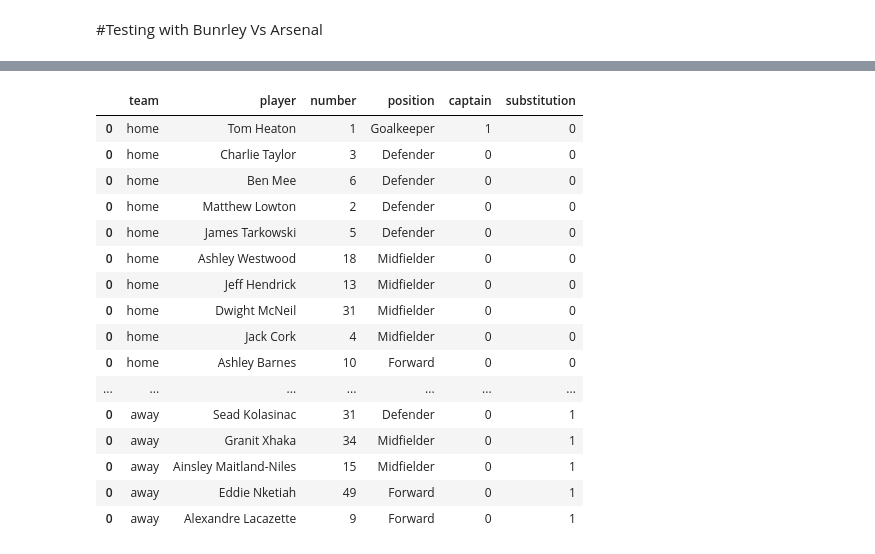
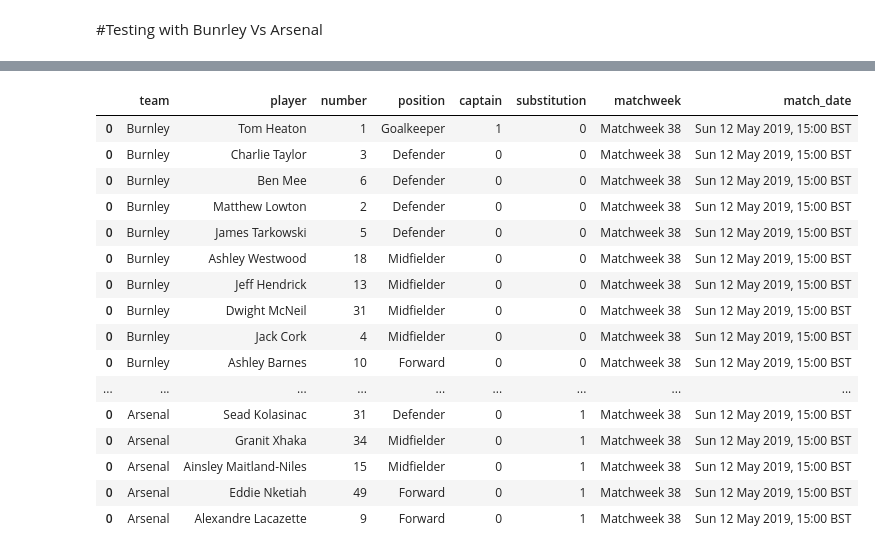
Before and after one commit to jezzbox/football-data, a Jupyter notebook: Notebooks/web_scraping - match details.ipynb, the cells around one changed output, grey strips where cells are left out. Cells and saved outputs as stored; diff of their text form; code cells hidden in the pictures.

```diff
--- a/Notebooks/web_scraping - match details.ipynb
+++ b/Notebooks/web_scraping - match details.ipynb
@@ -9,6 +12,22 @@ import requests
 load_dotenv()
 # %% [output]
 True
+# %%
+page = requests.get('https://footballapi.pulselive.com/football/stats/match/38679',headers = {
+        "origin": "https://www.premierleague.com"
+    }).text
+match_details = json.loads(page)
+
+matchweek = match_details['entity']['gameweek']['gameweek']
+kickoff = match_details['entity']['kickoff']['label']
+home_team = match_details['entity']['teams'][0]['team']['name']
+home_result = match_details['entity']['teams'][0]['score']
+away_team = match_details['entity']['teams'][1]['team']['name']
+away_result = match_details['entity']['teams'][1]['score']
+stadium_name = match_details['entity']['ground']['name']
+stadium_city = match_details['entity']['ground']['city']
+attendance = match_details['entity']['attendance']
+clock = match_details['entity']['clock']['secs']
 # %%
 def get_soup(url):
     page = requests.get(url,headers = {"User-Agent":"Mozilla/5.0","origin":"https://www.premierleague.com"})
@@ -17,7 +209,6 @@ def get_soup(url):
 # %% [markdown]
 #Testing with Bunrley Vs Arsenal
 # %%
-match_soup = get_soup(f'https://www.premierleague.com/match/38679')
 timeline_div = match_soup.find('div',{'class':'timeLineEventsContainer'})
 
 match_df = pd.DataFrame([],columns=['team','player','event','minute'])
@@ -33,18 +224,25 @@ match_details_df['stadium'] = match_details_df['stadium'].str.replace('\n','').s
 match_details_df['attendance'] = match_details_df['attendance'].str.replace('\n','').str.strip()
 match_details_df['match_date'] = pd.to_datetime(match_details_df['match_date'],unit='ms')
 for timeline_item in timeline_div.find_all('div',{'class':['home','away']}):
+    if 'home' in timeline_item['class']:
+        team_name = home_team
+    else:
+        team_name = away_team
     player = timeline_item.find('a',{'class':'name'}).text
     player = player.split('\n')[0]
 
-    event_df = pd.DataFrame([[timeline_item.find('a',{'class':'team'}).text,player,timeline_item.find('span',{'class':'visuallyHidden'}).text,timeline_item.find('time',{'class':'min'})]],columns=['team','player','event','minute'])
+    event_df = pd.DataFrame([[team_name,player,timeline_item.find('span',{'class':'visuallyHidden'}).text,timeline_item.find('time',{'class':'min'})]],columns=['team','player','event','minute'])
     match_df = match_df.append(event_df)
 
     if timeline_item.find('div',{'class':'subOn'}):
         sub_on = timeline_item.find('div',{'class':'subOn'}).find('a',{'class':'name'}).text
         sub_on = sub_on.split('\n')[0]
-        event_df = pd.DataFrame([[timeline_item.find('a',{'class':'team'}).text,sub_on,'Substitution (on)',timeline_item.find('time',{'class':'min'})]],columns=['team','player','event','minute'])
+        event_df = pd.DataFrame([[team_name,sub_on,'Substitution (on)',timeline_item.find('time',{'class':'min'})]],columns=['team','player','event','minute'])
         match_df = match_df.append(event_df)
 match_df['team'] = match_df['team'].str.replace('\n','').str.strip()
+match_df[['number','player']] = match_df['player'].str.split('. ',n=1,expand=True)
+match_df['matchweek'] = matchweek
+match_df['kickoff'] = kickoff
 print(match_details_df)
 match_df
 # %% [output]
@@ -73,42 +271,45 @@ match_df
 # %%
 line_up_div = match_soup.find_all('div',{'class':'matchLineupTeamContainer'})
 lineup_df = pd.DataFrame([],columns=['team','player','number','position','captain','substitution'])
 
 for team in line_up_div:
     if team['data-index-class'] == 'home':
-        home_away = team['data-index-class']
+        team_name = home_team
     else:
-        home_away = 'away'
+        team_name = away_team
     for index, ul in enumerate(team.find_all('ul',{'class':'startingLineUpContainer'})):
         for player in ul.find_all('li',{'class':'player'}):
-            player_lineup_df = pd.DataFrame([[home_away,
+            player_lineup_df = pd.DataFrame([[team_name,
                                               player.find('div',{'class':'name'}).contents[0].strip(),
                                               player.find('div',{'class':'number'}).text.strip(),
                                               player.find('span',{'class':'position'}).text.strip(),
                                             index
                                              ]],columns=['team','player','number','position','substitution'])
             if player.find('div',{'class':'cpt'}):
                 player_lineup_df['captain'] = 1
                 player_lineup_df['position'] = player_lineup_df['position'].str.replace('C\n','')
             else:
                 player_lineup_df['captain'] = 0
             lineup_df = lineup_df.append(player_lineup_df)
+
+lineup_df['matchweek'] = matchweek
+lineup_df['match_date'] = kickoff
 lineup_df
 # %% [output]
-|  | team | player | number | position | captain | substitution |
-| 0 | home | Tom Heaton | 1 | Goalkeeper | 1 | 0 |
-| 0 | home | Charlie Taylor | 3 | Defender | 0 | 0 |
-| 0 | home | Ben Mee | 6 | Defender | 0 | 0 |
-| 0 | home | Matthew Lowton | 2 | Defender | 0 | 0 |
-| 0 | home | James Tarkowski | 5 | Defender | 0 | 0 |
-| 0 | home | Ashley Westwood | 18 | Midfielder | 0 | 0 |
-| 0 | home | Jeff Hendrick | 13 | Midfielder | 0 | 0 |
-| 0 | home | Dwight McNeil | 31 | Midfielder | 0 | 0 |
-| 0 | home | Jack Cork | 4 | Midfielder | 0 | 0 |
-| 0 | home | Ashley Barnes | 10 | Forward | 0 | 0 |
-| ... | ... | ... | ... | ... | ... | ... |
-| 0 | away | Sead Kolasinac | 31 | Defender | 0 | 1 |
-| 0 | away | Granit Xhaka | 34 | Midfielder | 0 | 1 |
-| 0 | away | Ainsley Maitland-Niles | 15 | Midfielder | 0 | 1 |
-| 0 | away | Eddie Nketiah | 49 | Forward | 0 | 1 |
-| 0 | away | Alexandre Lacazette | 9 | Forward | 0 | 1 |
+|  | team | player | number | position | captain | substitution | matchweek | match_date |
+| 0 | Burnley | Tom Heaton | 1 | Goalkeeper | 1 | 0 | Matchweek 38 | Sun 12 May 2019, 15:00 BST |
+| 0 | Burnley | Charlie Taylor | 3 | Defender | 0 | 0 | Matchweek 38 | Sun 12 May 2019, 15:00 BST |
+| 0 | Burnley | Ben Mee | 6 | Defender | 0 | 0 | Matchweek 38 | Sun 12 May 2019, 15:00 BST |
+| 0 | Burnley | Matthew Lowton | 2 | Defender | 0 | 0 | Matchweek 38 | Sun 12 May 2019, 15:00 BST |
+| 0 | Burnley | James Tarkowski | 5 | Defender | 0 | 0 | Matchweek 38 | Sun 12 May 2019, 15:00 BST |
+| 0 | Burnley | Ashley Westwood | 18 | Midfielder | 0 | 0 | Matchweek 38 | Sun 12 May 2019, 15:00 BST |
+| 0 | Burnley | Jeff Hendrick | 13 | Midfielder | 0 | 0 | Matchweek 38 | Sun 12 May 2019, 15:00 BST |
+| 0 | Burnley | Dwight McNeil | 31 | Midfielder | 0 | 0 | Matchweek 38 | Sun 12 May 2019, 15:00 BST |
+| 0 | Burnley | Jack Cork | 4 | Midfielder | 0 | 0 | Matchweek 38 | Sun 12 May 2019, 15:00 BST |
+| 0 | Burnley | Ashley Barnes | 10 | Forward | 0 | 0 | Matchweek 38 | Sun 12 May 2019, 15:00 BST |
+| ... | ... | ... | ... | ... | ... | ... | ... | ... |
+| 0 | Arsenal | Sead Kolasinac | 31 | Defender | 0 | 1 | Matchweek 38 | Sun 12 May 2019, 15:00 BST |
+| 0 | Arsenal | Granit Xhaka | 34 | Midfielder | 0 | 1 | Matchweek 38 | Sun 12 May 2019, 15:00 BST |
+| 0 | Arsenal | Ainsley Maitland-Niles | 15 | Midfielder | 0 | 1 | Matchweek 38 | Sun 12 May 2019, 15:00 BST |
+| 0 | Arsenal | Eddie Nketiah | 49 | Forward | 0 | 1 | Matchweek 38 | Sun 12 May 2019, 15:00 BST |
+| 0 | Arsenal | Alexandre Lacazette | 9 | Forward | 0 | 1 | Matchweek 38 | Sun 12 May 2019, 15:00 BST |
```
Also changed, not shown: parts of 6 cells of this notebook, 2 other files.
